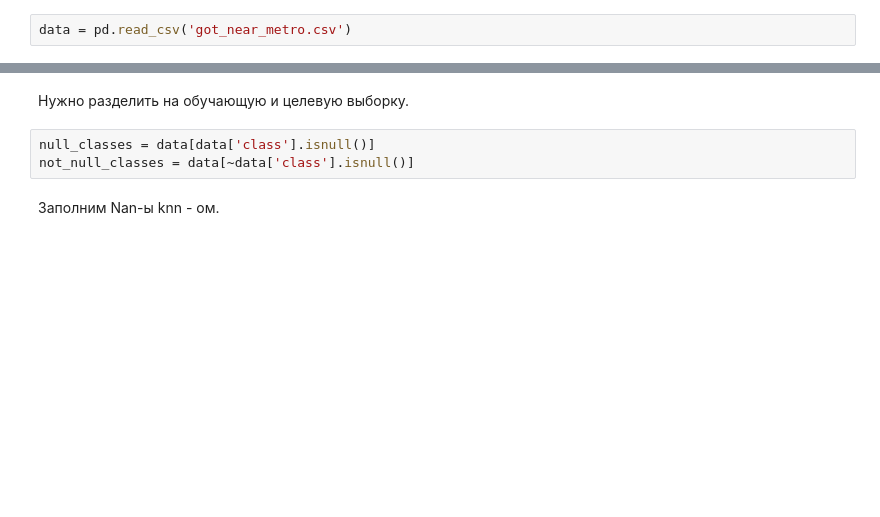
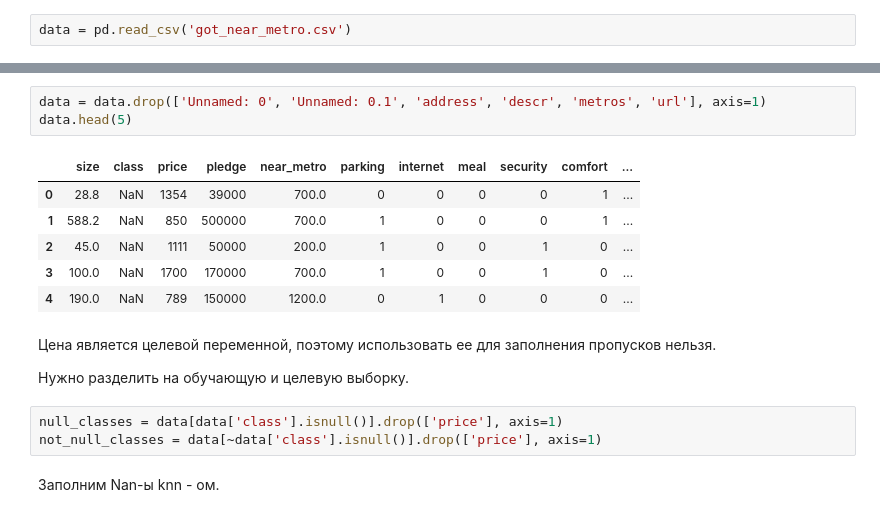
Before and after one commit to Satbek/project-sphere, a Jupyter notebook: data proccessing/Fill Nan.ipynb, the cells around one changed output, grey strips where cells are left out. Drawn from its saved outputs; the diff is of its cells as text; blank space fills up the shorter version.

```diff
--- a/data proccessing/Fill Nan.ipynb
+++ b/data proccessing/Fill Nan.ipynb
@@ -85,8 +83,20 @@ data.head(5)
+# %%
+data = data.drop(['Unnamed: 0', 'Unnamed: 0.1', 'address', 'descr', 'metros', 'url'], axis=1)
+data.head(5)
+# %% [output]
+|  | size | class | price | pledge | near_metro | parking | internet | meal | security | comfort | ... |
+| 0 | 28.8 | NaN | 1354 | 39000 | 700.0 | 0 | 0 | 0 | 0 | 1 | ... |
+| 1 | 588.2 | NaN | 850 | 500000 | 700.0 | 1 | 0 | 0 | 0 | 1 | ... |
+| 2 | 45.0 | NaN | 1111 | 50000 | 200.0 | 1 | 0 | 0 | 1 | 0 | ... |
+| 3 | 100.0 | NaN | 1700 | 170000 | 700.0 | 1 | 0 | 0 | 1 | 0 | ... |
+| 4 | 190.0 | NaN | 789 | 150000 | 1200.0 | 0 | 1 | 0 | 0 | 0 | ... |
 # %% [markdown]
+Цена является целевой переменной, поэтому использовать ее для заполнения пропусков нельзя.
+
 Нужно разделить на обучающую и целевую выборку.
 # %%
-null_classes = data[data['class'].isnull()]
-not_null_classes = data[~data['class'].isnull()]
+null_classes = data[data['class'].isnull()].drop(['price'], axis=1)
+not_null_classes = data[~data['class'].isnull()].drop(['price'], axis=1)
 # %% [markdown]
 Заполним Nan-ы knn - ом.
 # %%
```
Also changed, not shown: parts of 12 cells of this notebook.
